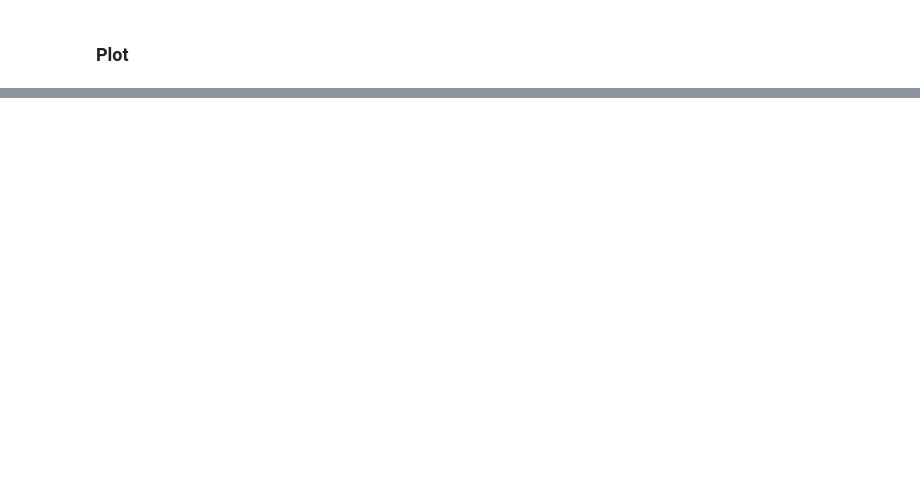
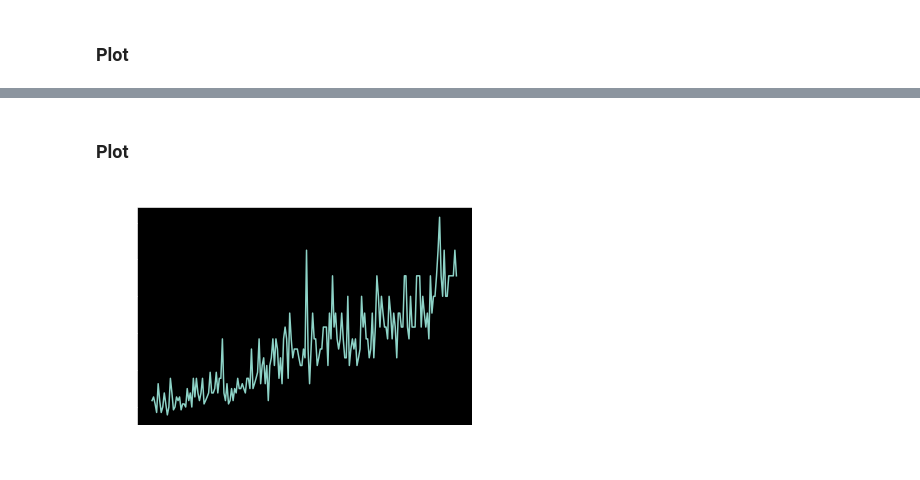
Before and after one commit to InspireX96/ECE-276C, a Jupyter notebook: ECE276C_HW3/p1.ipynb, the cells around one changed output, grey strips where cells are left out. Saved outputs shown, nothing was run; the diff lists cells and outputs as text; code cells hidden in the pictures; blank space fills up the shorter version.

```diff
--- a/ECE276C_HW3/p1.ipynb
+++ b/ECE276C_HW3/p1.ipynb
@@ -196,0 +291,10 @@ plt.show()
+# %%
+# setup environment
+env = gym.make('CartPole-v1')
+state = env.reset()
+
+# setup network
+policy_network = PolicyNetwork(env).to(device)
+
+# train
+average_reward_list = reinforce_modified(env, policy_network, batch_size=500, num_episodes=200, lr=0.01, gamma=0.99)
@@ -196,0 +319,13 @@ plt.show()
+# %% [markdown]
+### Plot
+# %%
+%matplotlib inline
+plt.figure()
+plt.plot(average_reward_list)
+plt.xlabel('episode')
+plt.ylabel('average reward')
+plt.title('Question 1.2 Average Rewards at Each Iteration')
+plt.savefig('Question_1-2.png')
+plt.show()
+# %% [output]
+[figure, added]
```
Also changed, not shown: parts of 7 cells of this notebook.
